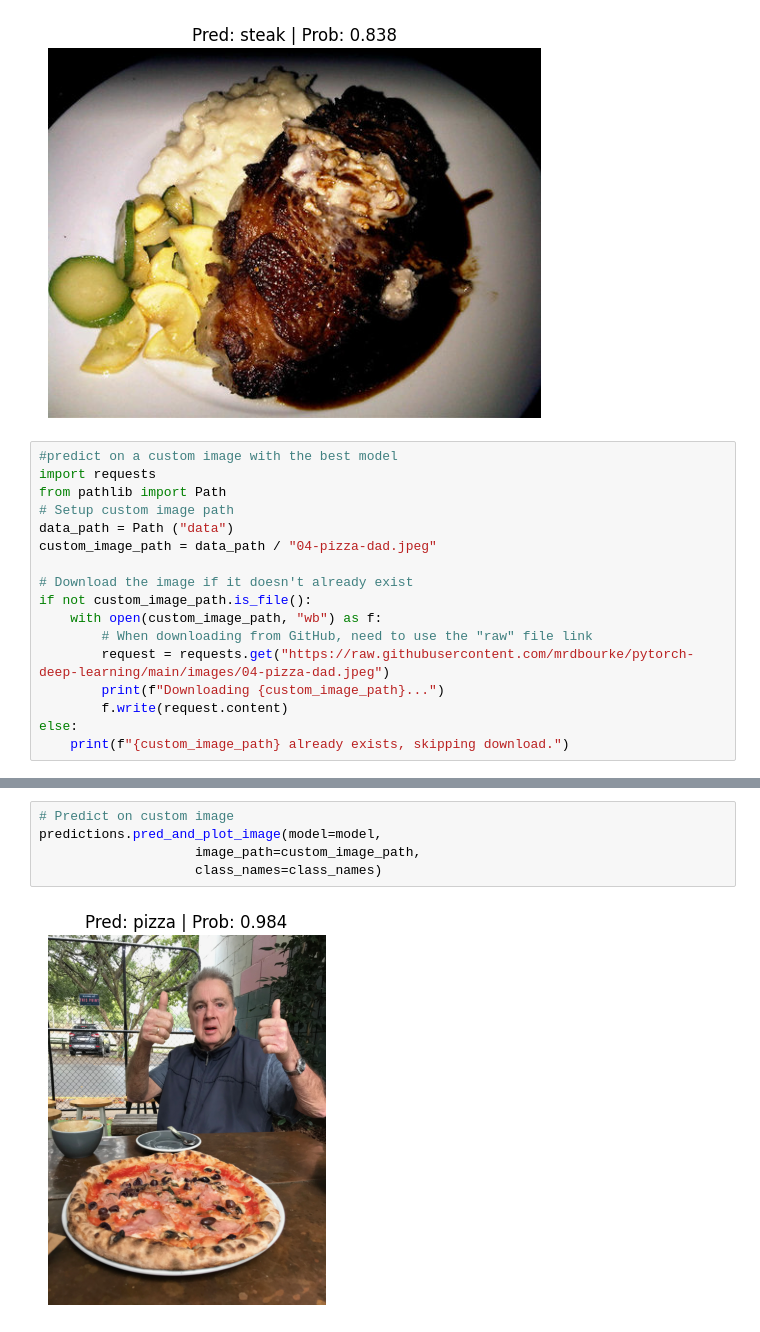
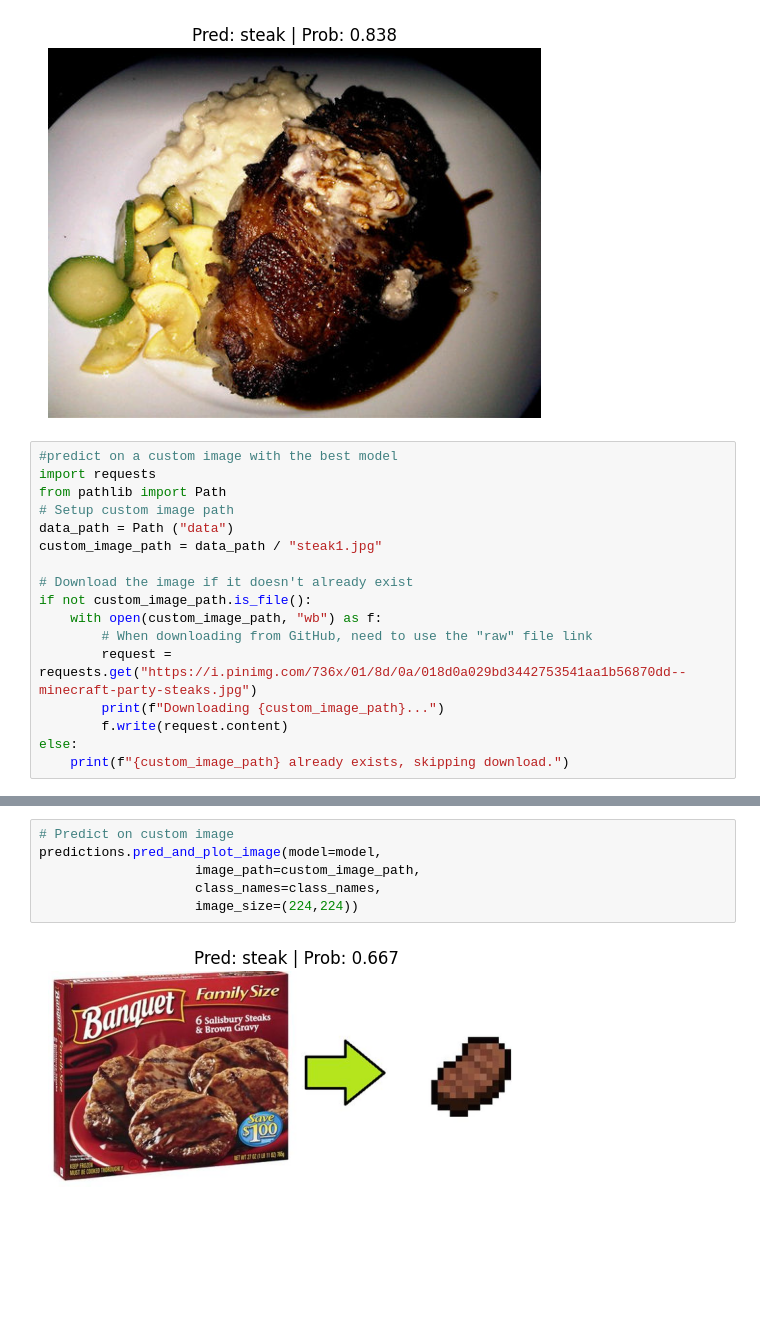
Before and after one commit to stanleyedward/tensorboard_exp_tracking, a Jupyter notebook: main.ipynb, the cells around one changed output, grey strips where cells are left out. Drawn from its saved outputs; the diff is of its cells as text; blank space fills up the shorter version.

```diff
--- a/main.ipynb
+++ b/main.ipynb
@@ -1238,13 +1238,13 @@ import requests
 from pathlib import Path
 # Setup custom image path
 data_path = Path ("data")
-custom_image_path = data_path / "04-pizza-dad.jpeg"
+custom_image_path = data_path / "steak1.jpg"
 
 # Download the image if it doesn't already exist
 if not custom_image_path.is_file():
     with open(custom_image_path, "wb") as f:
         # When downloading from GitHub, need to use the "raw" file link
-        request = requests.get("https://raw.githubusercontent.com/mrdbourke/pytorch-deep-learning/main/images/04-pizza-dad.jpeg")
+        request = requests.get("https://i.pinimg.com/736x/01/8d/0a/018d0a029bd3442753541aa1b56870dd--minecraft-party-steaks.jpg")
         print(f"Downloading {custom_image_path}...")
         f.write(request.content)
 else:
@@ -1254,7 +1254,8 @@ Downloading data/04-pizza-dad.jpeg...
 # %%
 # Predict on custom image
 predictions.pred_and_plot_image(model=model,
                     image_path=custom_image_path,
-                    class_names=class_names)
+                    class_names=class_names,
+                    image_size=(224,224))
 # %% [output]
-[figure, old version]
+[figure, new version]
```
Also changed, not shown: parts of 3 cells of this notebook.
